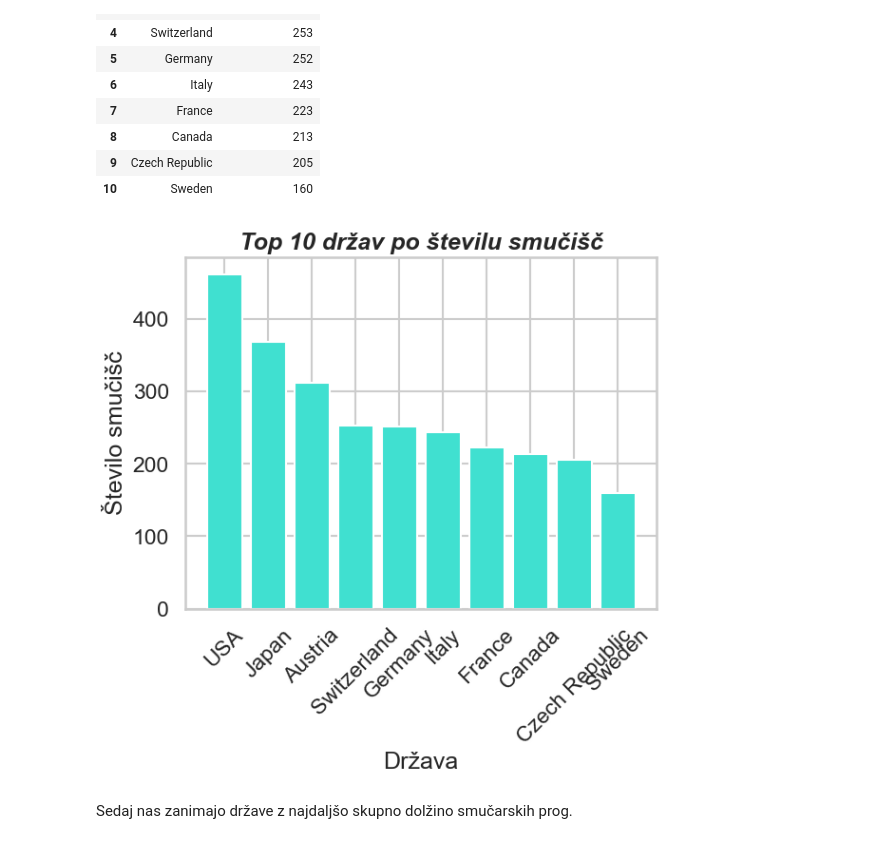
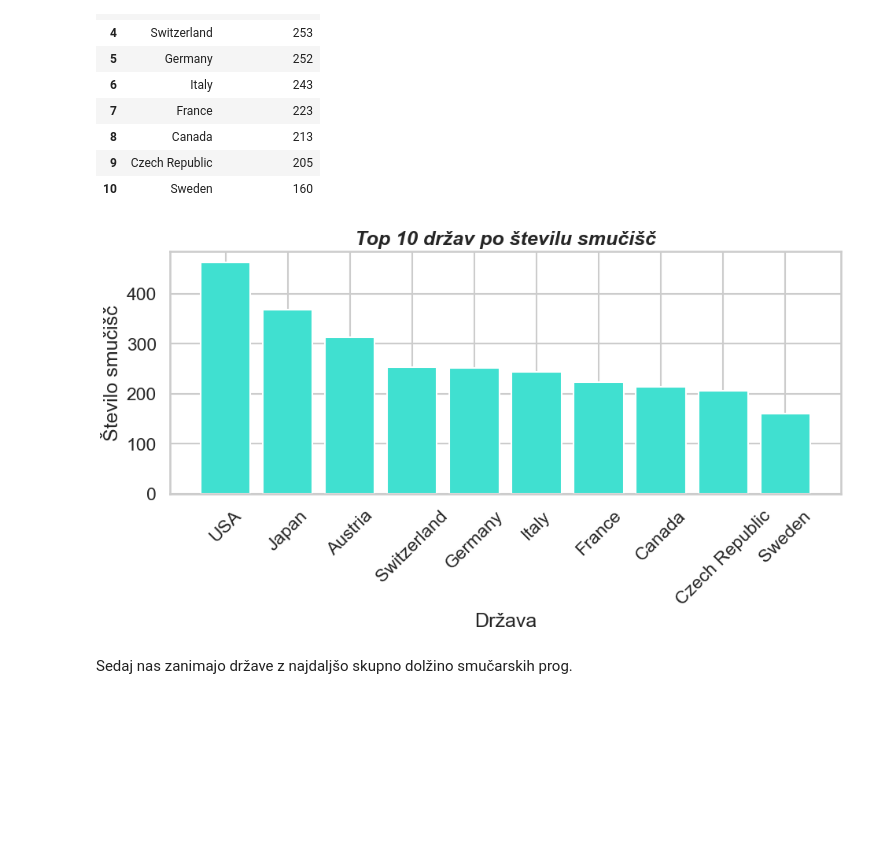
Before and after one commit to NejcZibret/ProjektnaNaloga2024, a Jupyter notebook: analiza.ipynb, the cells around one changed output. Saved outputs shown, nothing was run; the diff lists cells and outputs as text; code cells hidden in the pictures; blank space fills up the shorter version.

```diff
--- a/analiza.ipynb
+++ b/analiza.ipynb
@@ -474,14 +476,15 @@ najvec_smucisc_po_drzavah
 | 10 | Sweden | 160 |
 # %%
 # ustvarimo stolpični diagram
+plt.figure(figsize=(11, 4))
 plt.bar(najvec_smucisc_po_drzavah['država'], najvec_smucisc_po_drzavah['število_smučišč'], color='turquoise')
 plt.xlabel('Država')
 plt.ylabel('Število smučišč')
 plt.title('Top 10 držav po številu smučišč',fontweight='bold', style='italic')
 plt.xticks(rotation=45)
 plt.show()
 # %% [output]
-[figure, old version]
+[figure, new version]
 # %% [markdown]
 Sedaj nas zanimajo države z najdaljšo skupno dolžino smučarskih prog.
 # %%
```
Also changed, not shown: parts of 12 cells of this notebook.
